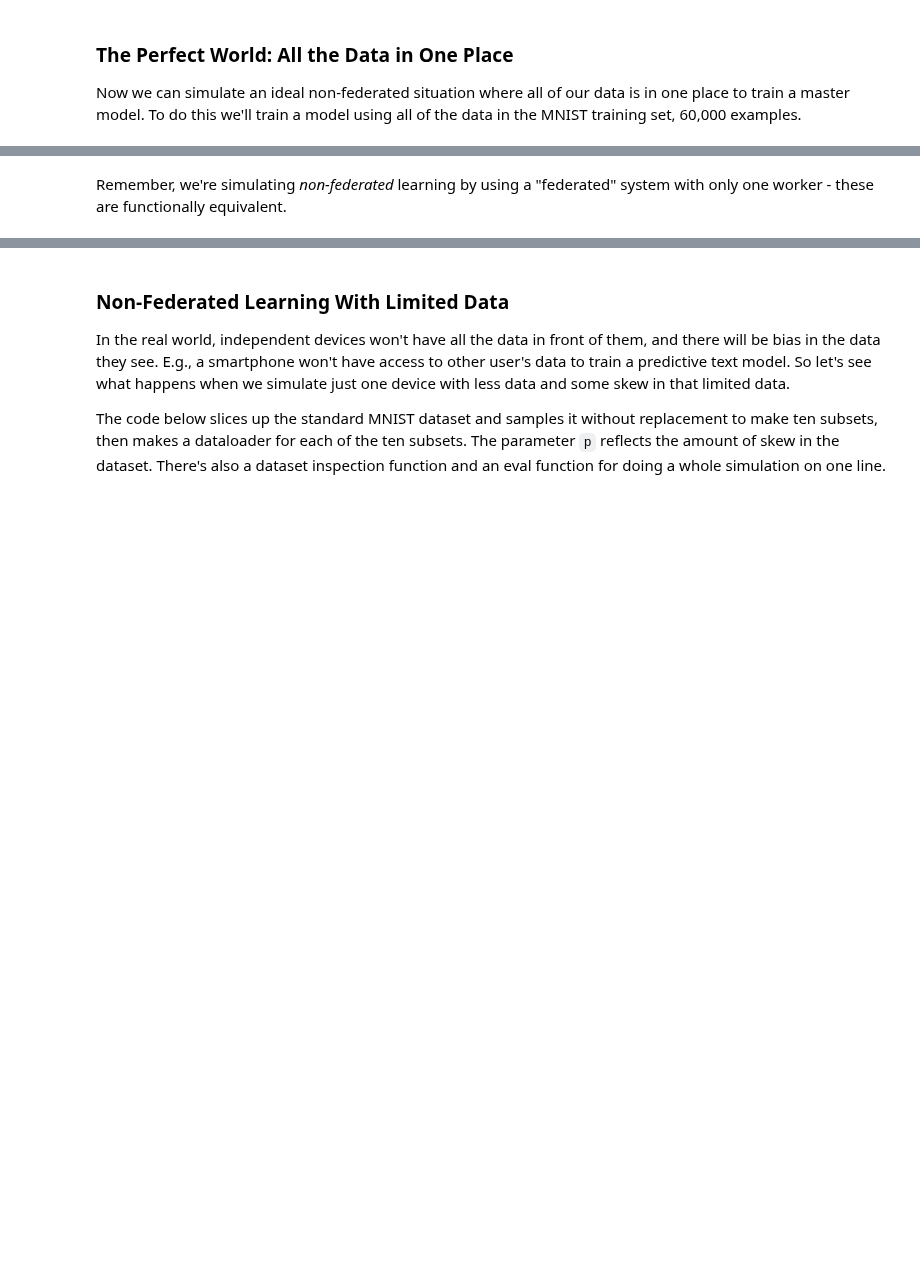
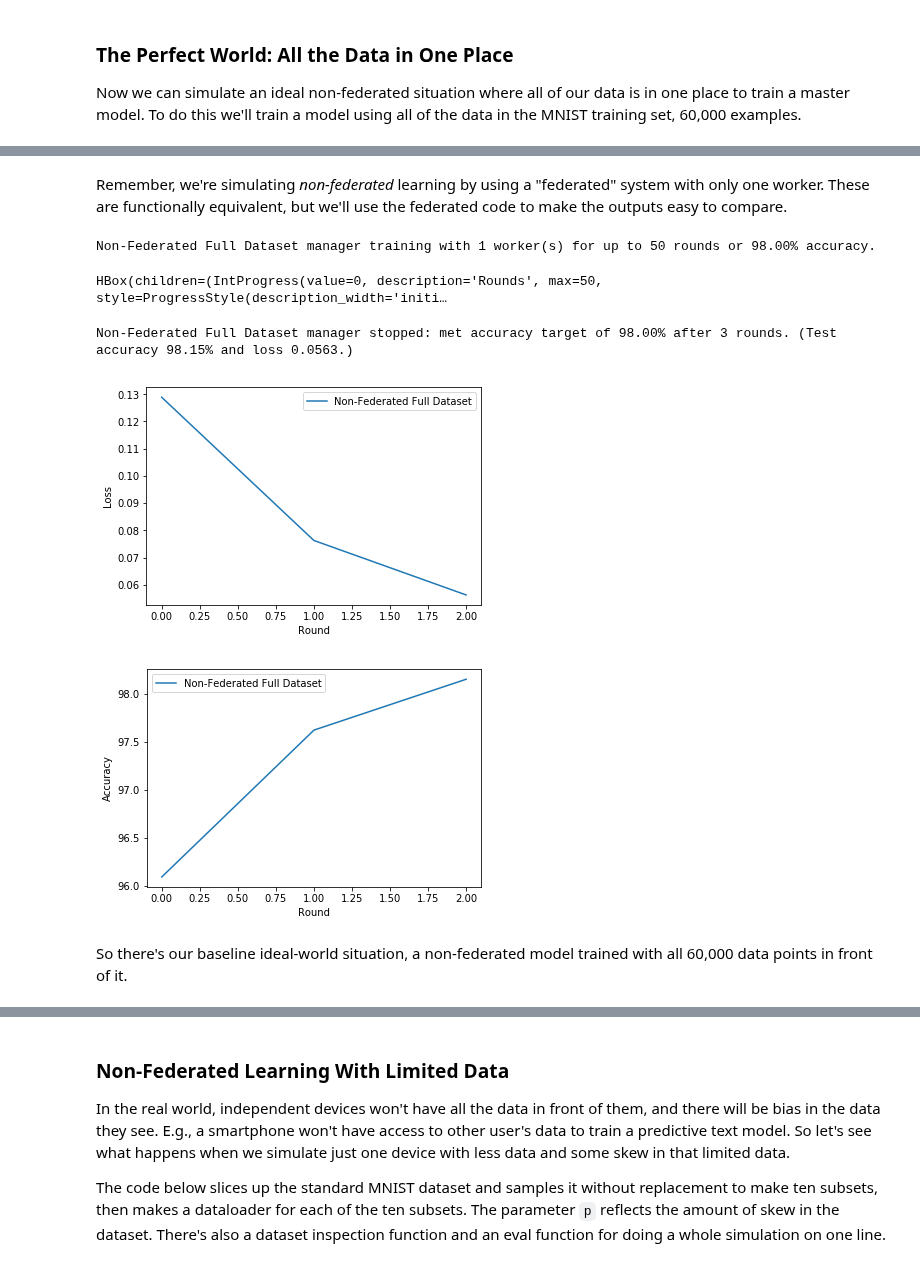
Before and after one commit to rmicallef/bfpytorch, a Jupyter notebook: MNIST-Fed-Part1.ipynb, the cells around one changed output, grey strips where cells are left out. Drawn from its saved outputs; the diff is of its cells as text; code cells hidden in the pictures; blank space fills up the shorter version.

```diff
--- a/MNIST-Fed-Part1.ipynb
+++ b/MNIST-Fed-Part1.ipynb
@@ -387,2 +174,2 @@ print("Dataset size: ", len(train_dl.dataset))
 # %% [markdown]
-Remember, we're simulating *non-federated* learning by using a "federated" system with only one worker - these are functionally equivalent.
+Remember, we're simulating *non-federated* learning by using a "federated" system with only one worker. These are functionally equivalent, but we'll use the federated code to make the outputs easy to compare.
@@ -388,0 +385,19 @@ Remember, we're simulating *non-federated* learning by using a "federated" syste
+# %%
+# default training targets
+default_n_rounds = 50
+default_target_acc = 98.0
+
+# make a "federated" manager with one worker - effectively a non-federated model - and the whole MNIST training set.
+nonfed_alldata_mgr = FederatedManager('Non-Federated Full Dataset', [train_dl], test_dset, Net)
+
+run_mgr(nonfed_alldata_mgr, default_n_rounds, target_acc=default_target_acc)
+
+plot_mgr(nonfed_alldata_mgr)
+# %% [output]
+Non-Federated Full Dataset manager training with 1 worker(s) for up to 50 rounds or 98.00% accuracy.
+HBox(children=(IntProgress(value=0, description='Rounds', max=50, style=ProgressStyle(description_width='initi…
+Non-Federated Full Dataset manager stopped: met accuracy target of 98.00% after 3 rounds. (Test accuracy 98.15% and loss 0.0563.)
+[figure, added]
+[figure, added]
+# %% [markdown]
+So there's our baseline ideal-world situation, a non-federated model trained with all 60,000 data points in front of it.
```
Also changed, not shown: parts of 72 cells of this notebook, 1 other file.
